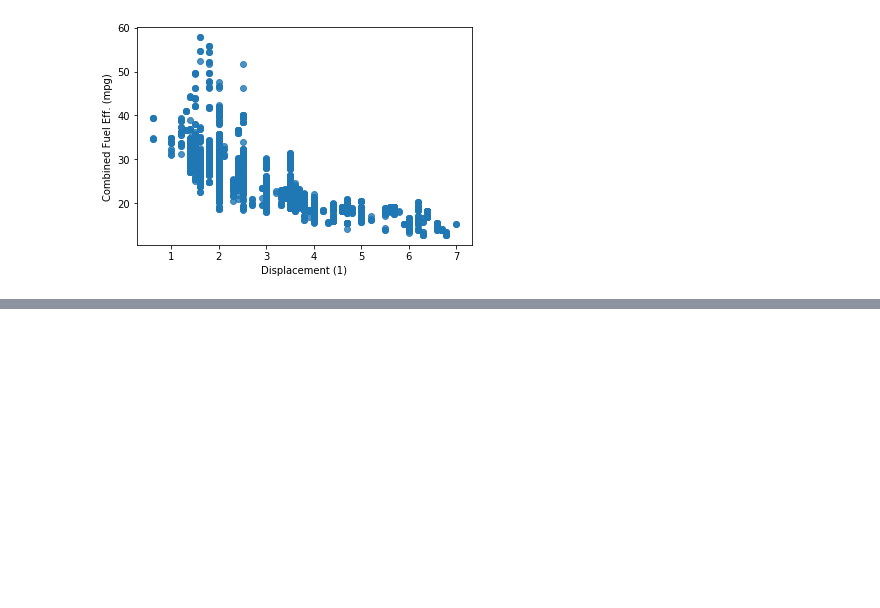
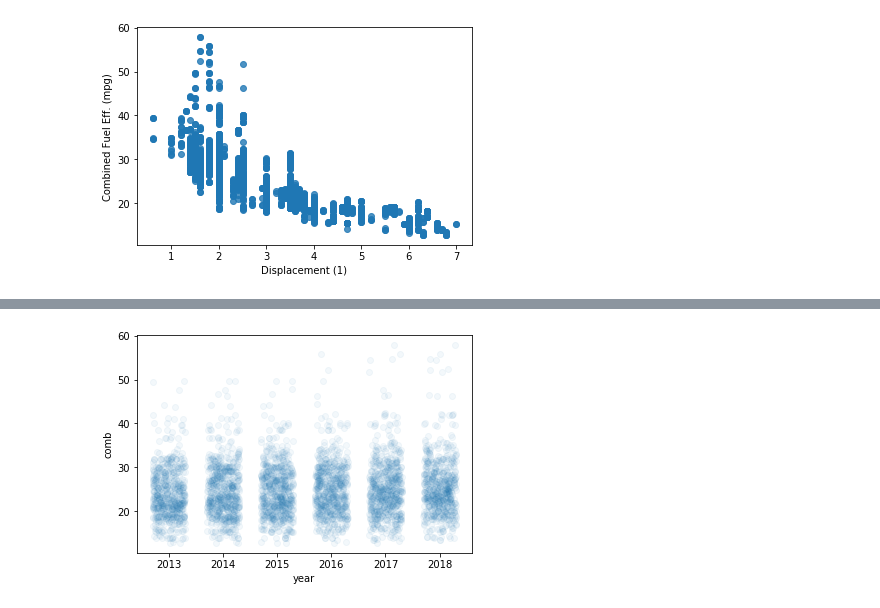
Before and after one commit to OkeyDokeyGnocchi/jupyter_notebooks_practice, a Jupyter notebook: matplot_seaborn_pt_2/matplotlib_and_seaborn_pt_2.ipynb, the cells around one changed output, grey strips where cells are left out. Drawn from its saved outputs; the diff is of its cells as text; code cells hidden in the pictures; blank space fills up the shorter version.

```diff
--- a/matplot_seaborn_pt_2/matplotlib_and_seaborn_pt_2.ipynb
+++ b/matplot_seaborn_pt_2/matplotlib_and_seaborn_pt_2.ipynb
@@ -38,0 +71,11 @@ Text(0, 0.5, 'Combined Fuel Eff. (mpg)')
+# %%
+sb.regplot(
+    data=fuel_econ,
+    x ='year',
+    y='comb',
+    fit_reg=False,
+    x_jitter = 0.3,
+    scatter_kws = {'alpha': 1/20}
+    );
+# %% [output]
+[figure, added]
```
Also changed, not shown: parts of 24 cells of this notebook.
